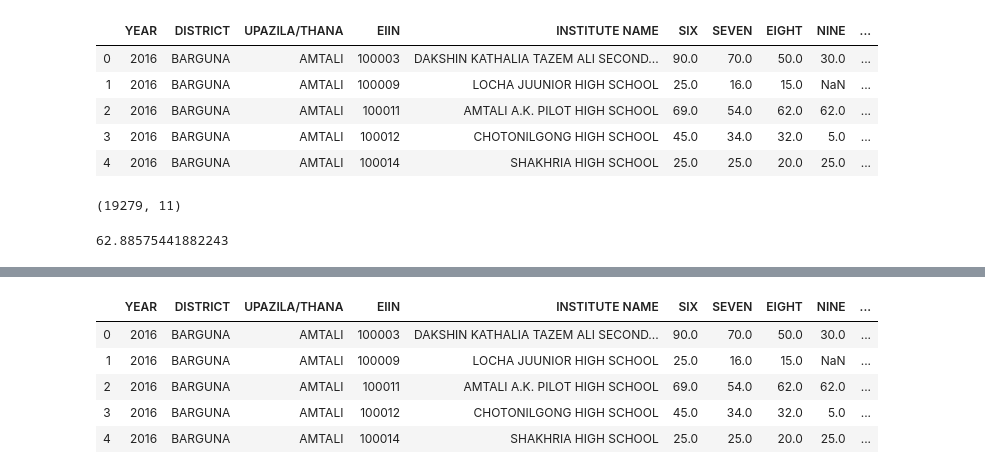
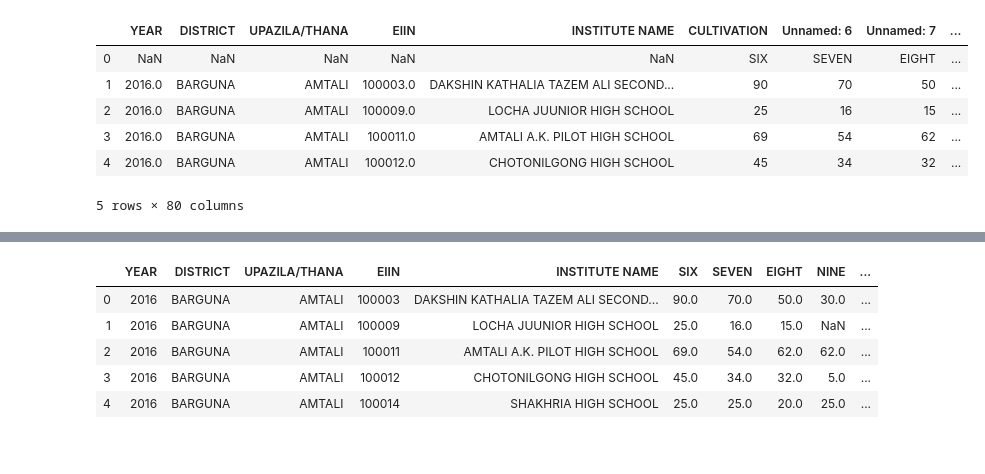
Before and after one commit to dween46/Data-Analysis-of-BD-gurdians-occupation-data, a Jupyter notebook: school_data_analysis.ipynb, the cells around one changed output, grey strips where cells are left out. Cells and saved outputs as stored; diff of their text form; code cells hidden in the pictures.

```diff
--- a/school_data_analysis.ipynb
+++ b/school_data_analysis.ipynb
@@ -17,19 +3,0 @@ df_cultivation.head()
-# %%
-data = df_cultivation
-data["OCCUPATION"] = "cultivation"
-data.head()
-# %% [output]
-|  | YEAR | DISTRICT | UPAZILA/THANA | EIIN | INSTITUTE NAME | SIX | SEVEN | EIGHT | NINE | ... |
-| 0 | 2016 | BARGUNA | AMTALI | 100003 | DAKSHIN KATHALIA TAZEM ALI SECOND... | 90.0 | 70.0 | 50.0 | 30.0 | ... |
-| 1 | 2016 | BARGUNA | AMTALI | 100009 | LOCHA JUUNIOR HIGH SCHOOL | 25.0 | 16.0 | 15.0 | NaN | ... |
-| 2 | 2016 | BARGUNA | AMTALI | 100011 | AMTALI A.K. PILOT HIGH SCHOOL | 69.0 | 54.0 | 62.0 | 62.0 | ... |
-| 3 | 2016 | BARGUNA | AMTALI | 100012 | CHOTONILGONG HIGH SCHOOL | 45.0 | 34.0 | 32.0 | 5.0 | ... |
-| 4 | 2016 | BARGUNA | AMTALI | 100014 | SHAKHRIA HIGH SCHOOL | 25.0 | 25.0 | 20.0 | 25.0 | ... |
-# %%
-data.shape
-# %% [output]
-(19279, 11)
-# %%
-data.SIX.mean()
-# %% [output]
-62.88575441882243
@@ -38,3 +4,15 @@ df = pd.read_excel("school_data.xls",header = None, usecols = [0,1,2,3,4,15,16,1
+# %%
+df = pd.read_excel("school_data.xls" , skiprows = 2)
+# %%
+df.head()
+# %% [output]
+|  | YEAR | DISTRICT | UPAZILA/THANA | EIIN | INSTITUTE NAME | CULTIVATION | Unnamed: 6 | Unnamed: 7 | ... |
+| 0 | NaN | NaN | NaN | NaN | NaN | SIX | SEVEN | EIGHT | ... |
+| 1 | 2016.0 | BARGUNA | AMTALI | 100003.0 | DAKSHIN KATHALIA TAZEM ALI SECOND... | 90 | 70 | 50 | ... |
+| 2 | 2016.0 | BARGUNA | AMTALI | 100009.0 | LOCHA JUUNIOR HIGH SCHOOL | 25 | 16 | 15 | ... |
+| 3 | 2016.0 | BARGUNA | AMTALI | 100011.0 | AMTALI A.K. PILOT HIGH SCHOOL | 69 | 54 | 62 | ... |
+| 4 | 2016.0 | BARGUNA | AMTALI | 100012.0 | CHOTONILGONG HIGH SCHOOL | 45 | 34 | 32 | ... |
+5 rows × 80 columns
 # %%
 def convert_data(path):
     import pandas as pd
```
Also changed, not shown: parts of 28 cells of this notebook.
